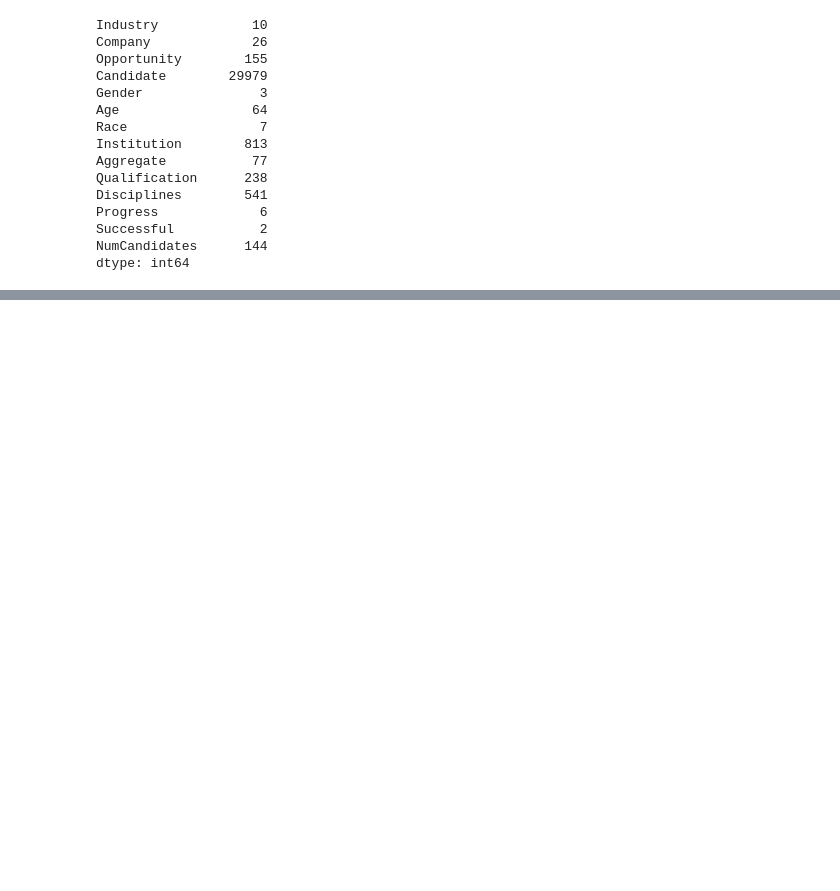
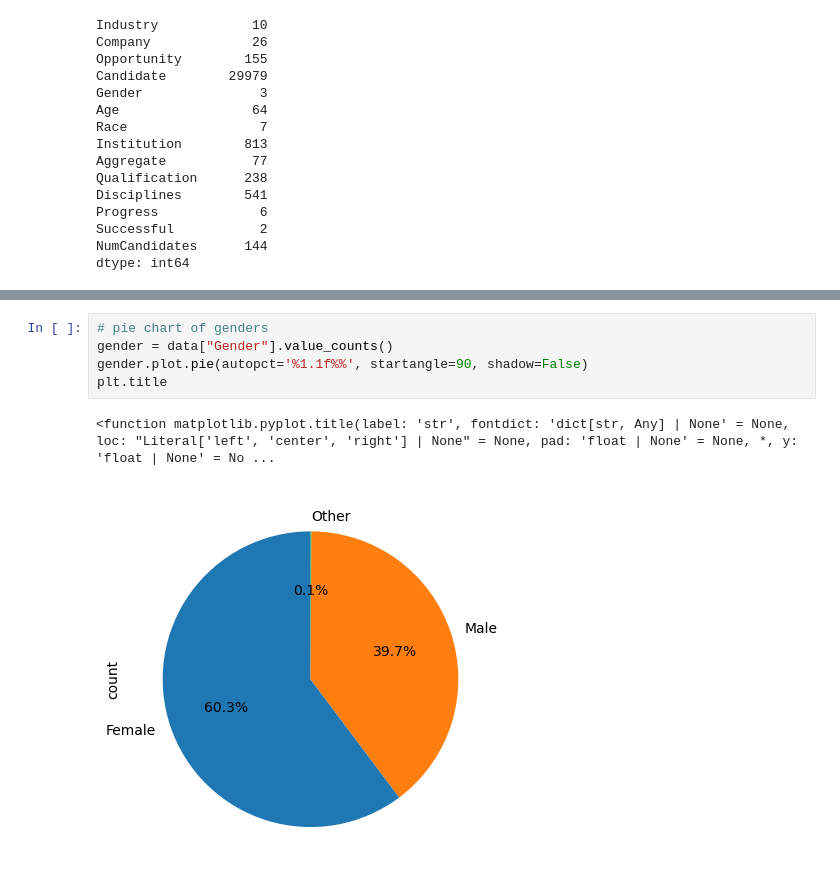
Before and after one commit to siphesihlegema/Student-Success-repo, a Jupyter notebook: notebooks/01_EDA.ipynb, the cells around one changed output, grey strips where cells are left out. Drawn from its saved outputs; the diff is of its cells as text; blank space fills up the shorter version.

```diff
--- a/notebooks/01_EDA.ipynb
+++ b/notebooks/01_EDA.ipynb
@@ -146,2 +208,10 @@ plt.show()
+# %%
+# pie chart of genders
+gender = data["Gender"].value_counts()
+gender.plot.pie(autopct='%1.1f%%', startangle=90, shadow=False)
+plt.title
+# %% [output]
+<function matplotlib.pyplot.title(label: 'str', fontdict: 'dict[str, Any] | None' = None, loc: "Literal['left', 'center', 'right'] | None" = None, pad: 'float | None' = None, *, y: 'float | None' = No ...
+[figure, added]
 # %%
 # filter show Qualifications that have NaN in the "Disciplines" column
```
Also changed, not shown: parts of 37 cells of this notebook.
